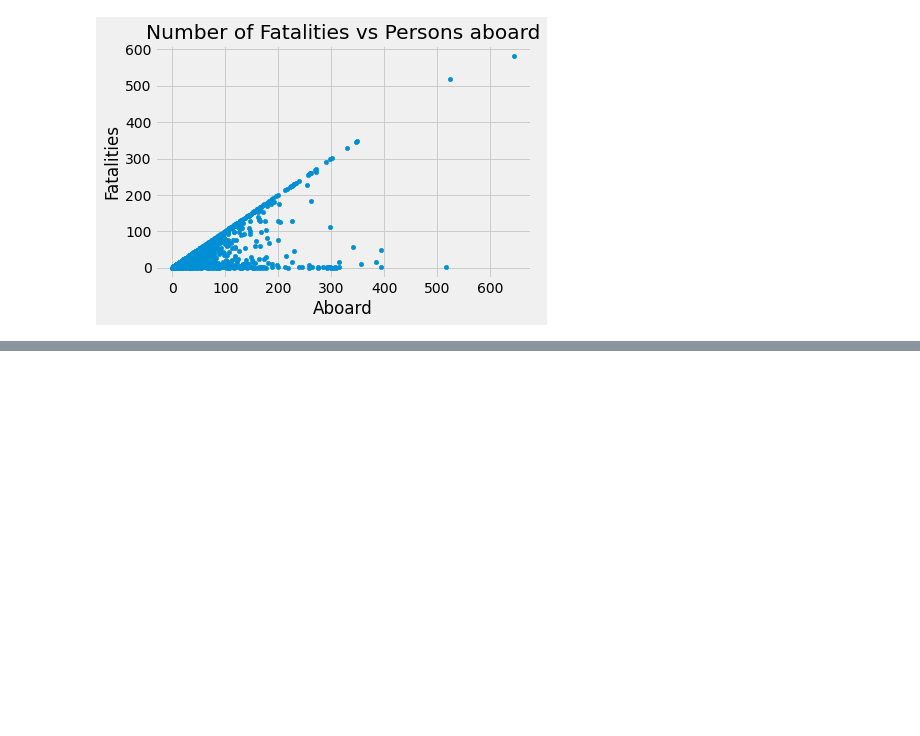
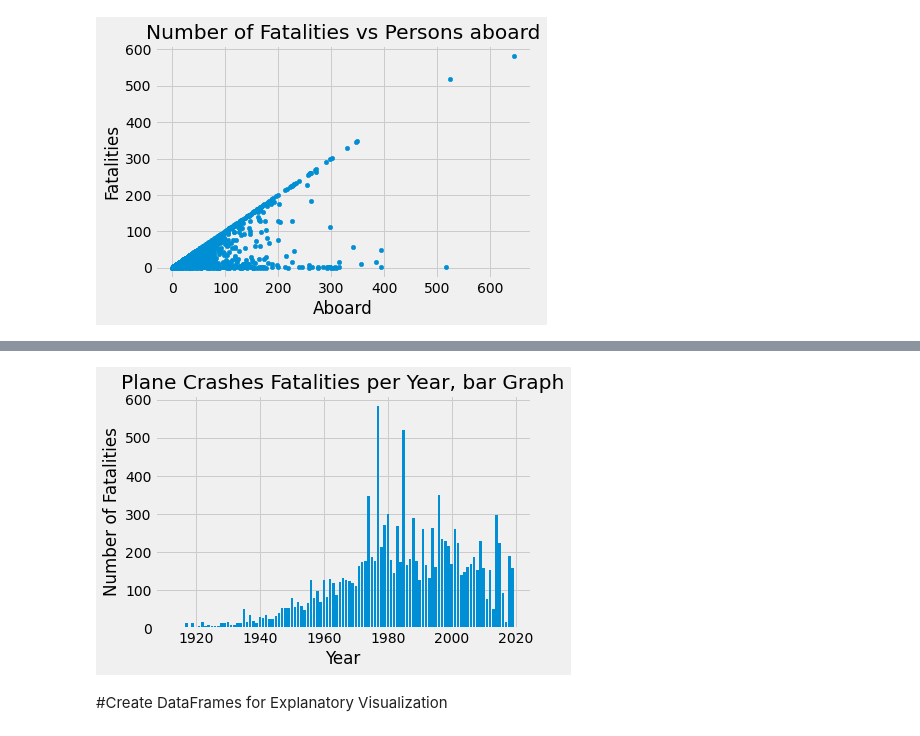
Before and after one commit to sberniz/FlyngSaferThanBefore, a Jupyter notebook: Santiago_Berniz_Flying_has_gotten_safer.ipynb, the cells around one changed output, grey strips where cells are left out. Cells and saved outputs as stored; diff of their text form; code cells hidden in the pictures; blank space fills up the shorter version.

```diff
--- a/Santiago_Berniz_Flying_has_gotten_safer.ipynb
+++ b/Santiago_Berniz_Flying_has_gotten_safer.ipynb
@@ -285,0 +155,12 @@ pio.write_html(fig, file='index.html', auto_open=True)
+# %%
+#Matplotlib just to check rate of fataltiies per year
+fig, ax = plt.subplots()
+ax.bar(x=plane_crash['year'], height=plane_crash['Fatalities'])
+ax.set_title("Plane Crashes Fatalities per Year, bar Graph")
+ax.set_xlabel("Year")
+ax.set_ylabel("Number of Fatalities")
+plt.show()
+# %% [output]
+[figure, added]
+# %% [markdown]
+#Create DataFrames for Explanatory Visualization
```
Also changed, not shown: parts of 77 cells of this notebook.
